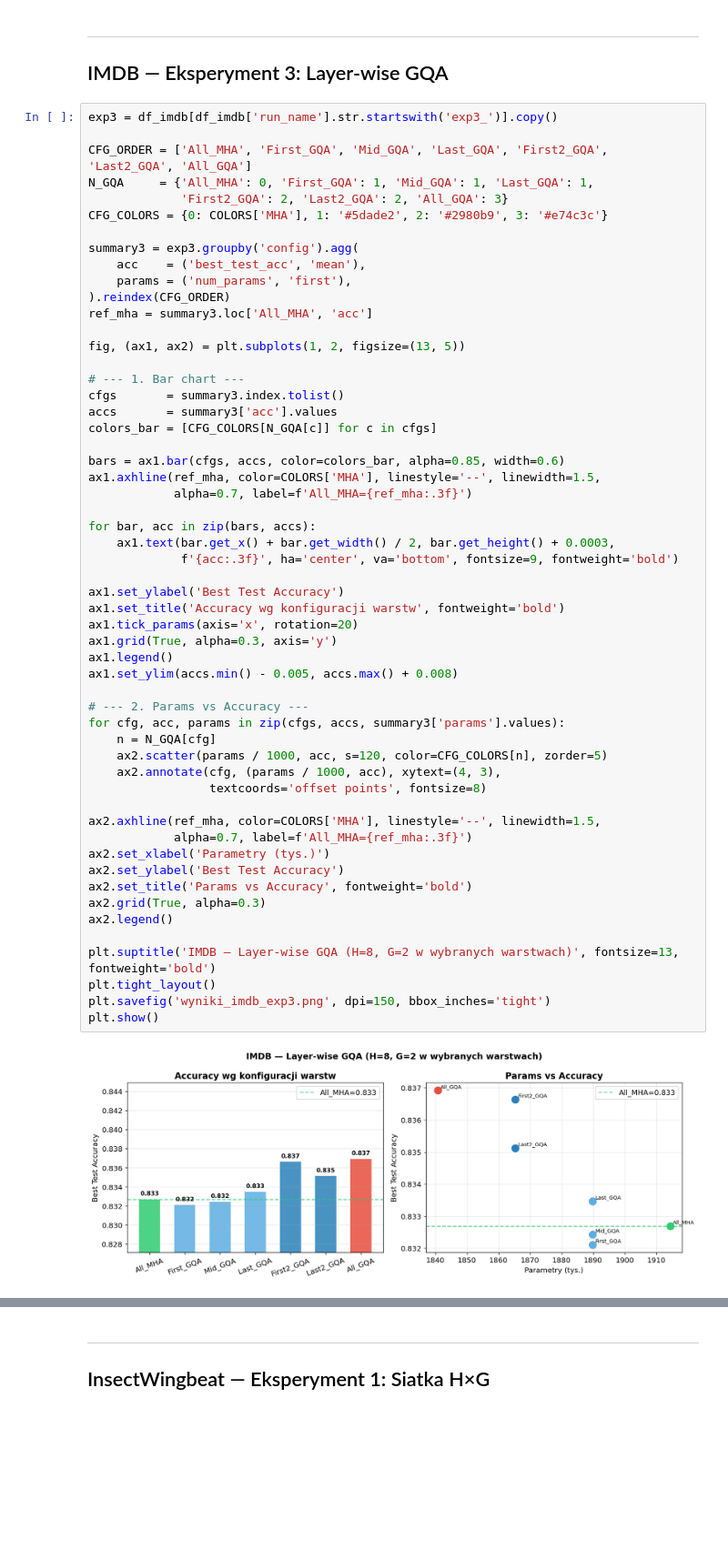
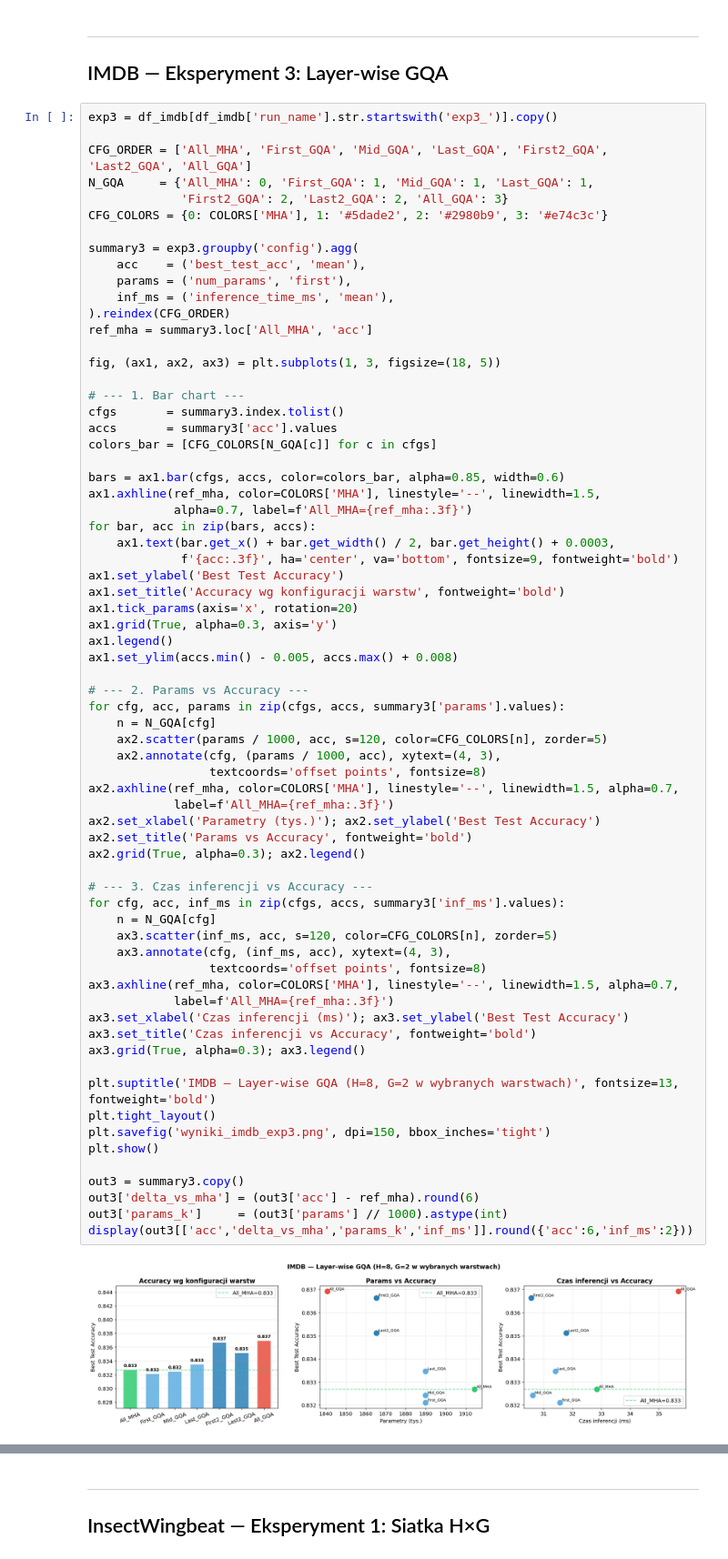
Before and after one commit to mikolaj-olesinski/Deep-Neural-Networks-PWR, a Jupyter notebook: lab12/lista12_wyniki_analiza.ipynb, the cells around one changed output, grey strips where cells are left out. Shown at 91% size. Cells and saved outputs as stored; diff of their text form; blank space fills up the shorter version.

```diff
--- a/lab12/lista12_wyniki_analiza.ipynb
+++ b/lab12/lista12_wyniki_analiza.ipynb
@@ -192,49 +247,62 @@ CFG_COLORS = {0: COLORS['MHA'], 1: '#5dade2', 2: '#2980b9', 3: '#e74c3c'}
 summary3 = exp3.groupby('config').agg(
     acc    = ('best_test_acc', 'mean'),
     params = ('num_params', 'first'),
+    inf_ms = ('inference_time_ms', 'mean'),
 ).reindex(CFG_ORDER)
 ref_mha = summary3.loc['All_MHA', 'acc']
 
-fig, (ax1, ax2) = plt.subplots(1, 2, figsize=(13, 5))
+fig, (ax1, ax2, ax3) = plt.subplots(1, 3, figsize=(18, 5))
 
 # --- 1. Bar chart ---
 cfgs       = summary3.index.tolist()
 accs       = summary3['acc'].values
 colors_bar = [CFG_COLORS[N_GQA[c]] for c in cfgs]
 
 bars = ax1.bar(cfgs, accs, color=colors_bar, alpha=0.85, width=0.6)
 ax1.axhline(ref_mha, color=COLORS['MHA'], linestyle='--', linewidth=1.5,
             alpha=0.7, label=f'All_MHA={ref_mha:.3f}')
-
 for bar, acc in zip(bars, accs):
     ax1.text(bar.get_x() + bar.get_width() / 2, bar.get_height() + 0.0003,
              f'{acc:.3f}', ha='center', va='bottom', fontsize=9, fontweight='bold')
-
 ax1.set_ylabel('Best Test Accuracy')
 ax1.set_title('Accuracy wg konfiguracji warstw', fontweight='bold')
 ax1.tick_params(axis='x', rotation=20)
 ax1.grid(True, alpha=0.3, axis='y')
 ax1.legend()
 ax1.set_ylim(accs.min() - 0.005, accs.max() + 0.008)
 
 # --- 2. Params vs Accuracy ---
 for cfg, acc, params in zip(cfgs, accs, summary3['params'].values):
     n = N_GQA[cfg]
     ax2.scatter(params / 1000, acc, s=120, color=CFG_COLORS[n], zorder=5)
     ax2.annotate(cfg, (params / 1000, acc), xytext=(4, 3),
                  textcoords='offset points', fontsize=8)
+ax2.axhline(ref_mha, color=COLORS['MHA'], linestyle='--', linewidth=1.5, alpha=0.7,
+            label=f'All_MHA={ref_mha:.3f}')
+ax2.set_xlabel('Parametry (tys.)'); ax2.set_ylabel('Best Test Accuracy')
+ax2.set_title('Params vs Accuracy', fontweight='bold')
+ax2.grid(True, alpha=0.3); ax2.legend()
 
-ax2.axhline(ref_mha, color=COLORS['MHA'], linestyle='--', linewidth=1.5,
-            alpha=0.7, label=f'All_MHA={ref_mha:.3f}')
-ax2.set_xlabel('Parametry (tys.)')
-ax2.set_ylabel('Best Test Accuracy')
-ax2.set_title('Params vs Accuracy', fontweight='bold')
-ax2.grid(True, alpha=0.3)
-ax2.legend()
+# --- 3. Czas inferencji vs Accuracy ---
+for cfg, acc, inf_ms in zip(cfgs, accs, summary3['inf_ms'].values):
+    n = N_GQA[cfg]
+    ax3.scatter(inf_ms, acc, s=120, color=CFG_COLORS[n], zorder=5)
+    ax3.annotate(cfg, (inf_ms, acc), xytext=(4, 3),
+                 textcoords='offset points', fontsize=8)
+ax3.axhline(ref_mha, color=COLORS['MHA'], linestyle='--', linewidth=1.5, alpha=0.7,
+            label=f'All_MHA={ref_mha:.3f}')
+ax3.set_xlabel('Czas inferencji (ms)'); ax3.set_ylabel('Best Test Accuracy')
+ax3.set_title('Czas inferencji vs Accuracy', fontweight='bold')
+ax3.grid(True, alpha=0.3); ax3.legend()
 
 plt.suptitle('IMDB — Layer-wise GQA (H=8, G=2 w wybranych warstwach)', fontsize=13, fontweight='bold')
 plt.tight_layout()
 plt.savefig('wyniki_imdb_exp3.png', dpi=150, bbox_inches='tight')
 plt.show()
+
+out3 = summary3.copy()
+out3['delta_vs_mha'] = (out3['acc'] - ref_mha).round(6)
+out3['params_k']     = (out3['params'] // 1000).astype(int)
+display(out3[['acc','delta_vs_mha','params_k','inf_ms']].round({'acc':6,'inf_ms':2}))
 # %% [output]
-[figure, old version]
+[figure, new version]
```
Also changed, not shown: parts of 16 cells of this notebook, 13 other files.
